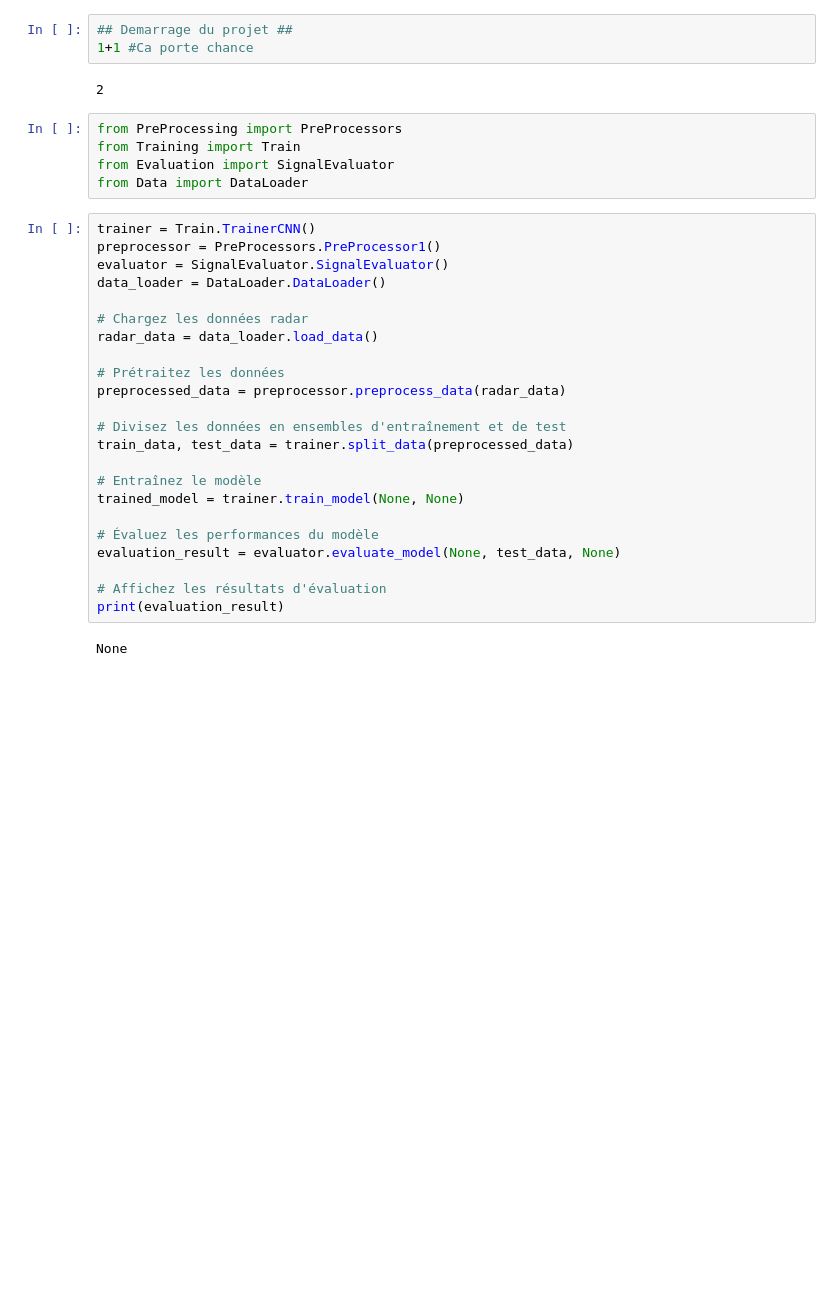
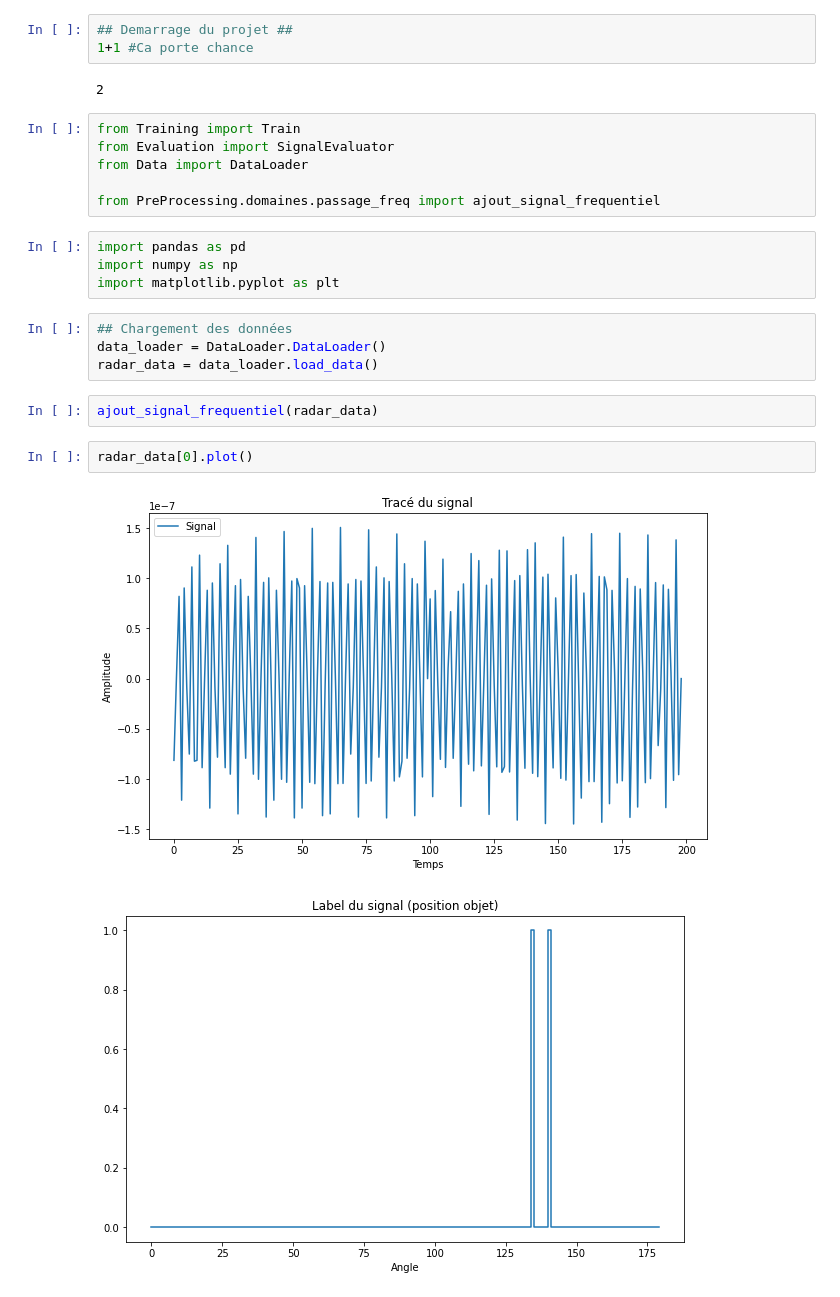
Before and after one commit to Littleyns/ProjetRadarIA, a Jupyter notebook: MainRadar.ipynb, the cells around one changed output. Cells and saved outputs as stored; diff of their text form; blank space fills up the shorter version.

Commit message:
Chargement de la dataset + Creation d'un préprocesseur de passage en temps frequentiel

```diff
--- a/MainRadar.ipynb
+++ b/MainRadar.ipynb
@@ -4,32 +4,23 @@
 # %% [output]
 2
 # %%
-from PreProcessing import PreProcessors
 from Training import Train
 from Evaluation import SignalEvaluator
 from Data import DataLoader
+
+from PreProcessing.domaines.passage_freq import ajout_signal_frequentiel
-# %%
-trainer = Train.TrainerCNN()
-preprocessor = PreProcessors.PreProcessor1()
-evaluator = SignalEvaluator.SignalEvaluator()
-data_loader = DataLoader.DataLoader()
-
-# Chargez les données radar
-radar_data = data_loader.load_data()
-
-# Prétraitez les données
-preprocessed_data = preprocessor.preprocess_data(radar_data)
-
-# Divisez les données en ensembles d'entraînement et de test
-train_data, test_data = trainer.split_data(preprocessed_data)
-
-# Entraînez le modèle
-trained_model = trainer.train_model(None, None)
-
-# Évaluez les performances du modèle
-evaluation_result = evaluator.evaluate_model(None, test_data, None)
-
-# Affichez les résultats d'évaluation
-print(evaluation_result)
-# %% [output]
-None
+# %%
+import pandas as pd
+import numpy as np
+import matplotlib.pyplot as plt
+# %%
+## Chargement des données
+data_loader = DataLoader.DataLoader()
+radar_data = data_loader.load_data()
+# %%
+ajout_signal_frequentiel(radar_data)
+# %%
+radar_data[0].plot()
+# %% [output]
+[figure, added]
+[figure, added]
```
Also changed, not shown: parts of 2 cells of this notebook, 7 other files.
